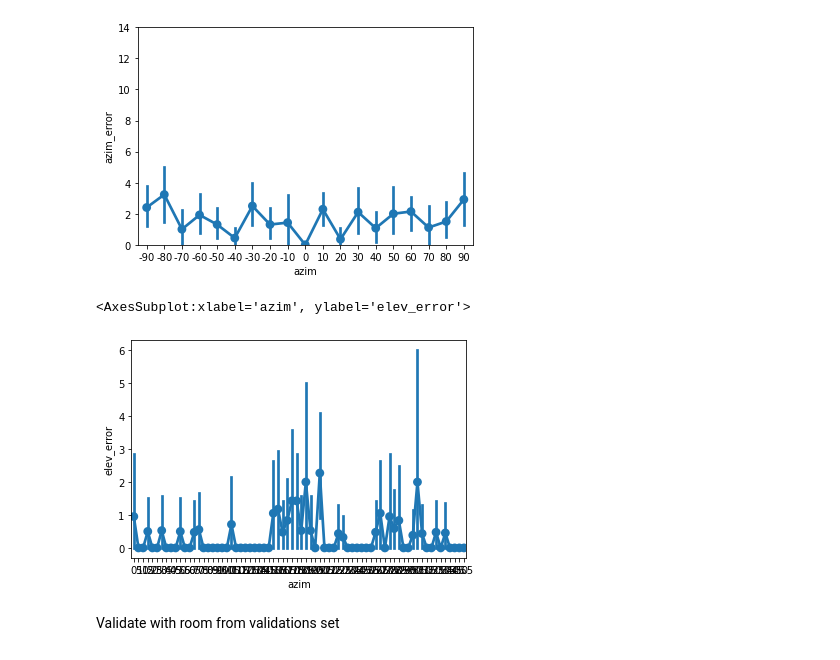
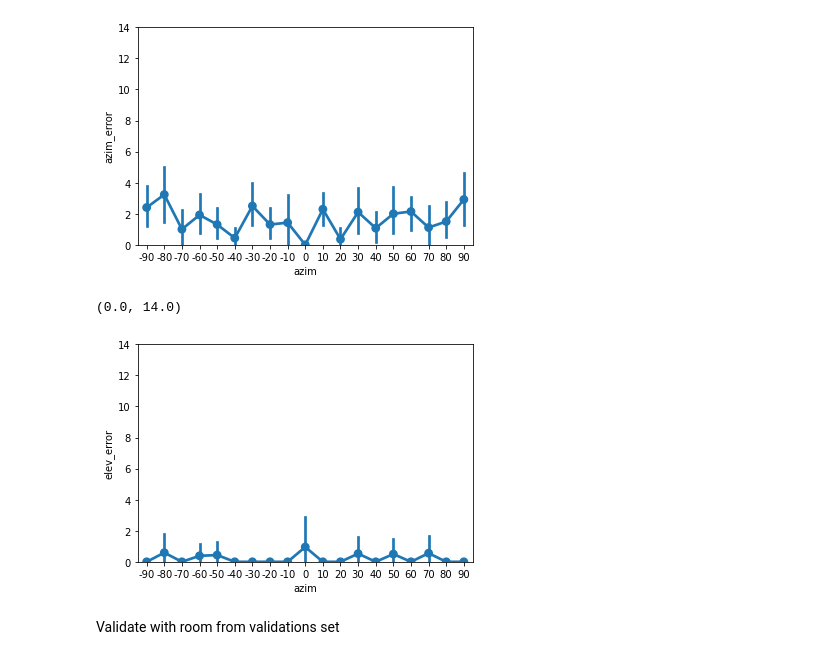
Before and after one commit to mcdermottLab/auditory_attention, a Jupyter notebook: notebooks/validate_location_model.ipynb, the cells around one changed output. Drawn from its saved outputs; the diff is of its cells as text; code cells hidden in the pictures.

```diff
--- a/notebooks/validate_location_model.ipynb
+++ b/notebooks/validate_location_model.ipynb
@@ -306,10 +363,13 @@ plt.ylim(0,14)
 # %%
 elevs = [r[1][1] for r in results]
 elev_error = [abs(r[0][1] - r[1][1]) if abs(r[0][1] - r[1][1]) < 180 else 360 - abs(r[0][1] - r [1][1]) for r in results]
 elevs_df = pd.DataFrame({'azim': azims, 'elev_error': elev_error})
-sns.pointplot(x='azim', y='elev_error', data=elevs_df)
+to_plot =elevs_df[elevs_df['azim'].isin(wanted_azims)]
+g = sns.pointplot(x='azim', y='elev_error', data=to_plot, order=[270, 280, 290, 300, 310, 320, 330, 340, 350, 0, 10, 20, 30, 40, 50, 60, 70, 80, 90])
+g.set_xticklabels([-90, -80, -70, -60, -50, -40, -30, -20, -10, 0, 10, 20, 30, 40, 50, 60, 70, 80, 90])
+plt.ylim(0,14)
 # %% [output]
-<AxesSubplot:xlabel='azim', ylabel='elev_error'>
+(0.0, 14.0)
-[figure, old version]
+[figure, new version]
 # %% [markdown]
 Validate with room from validations set
```
Also changed, not shown: parts of 8 cells of this notebook, 8 other files.
